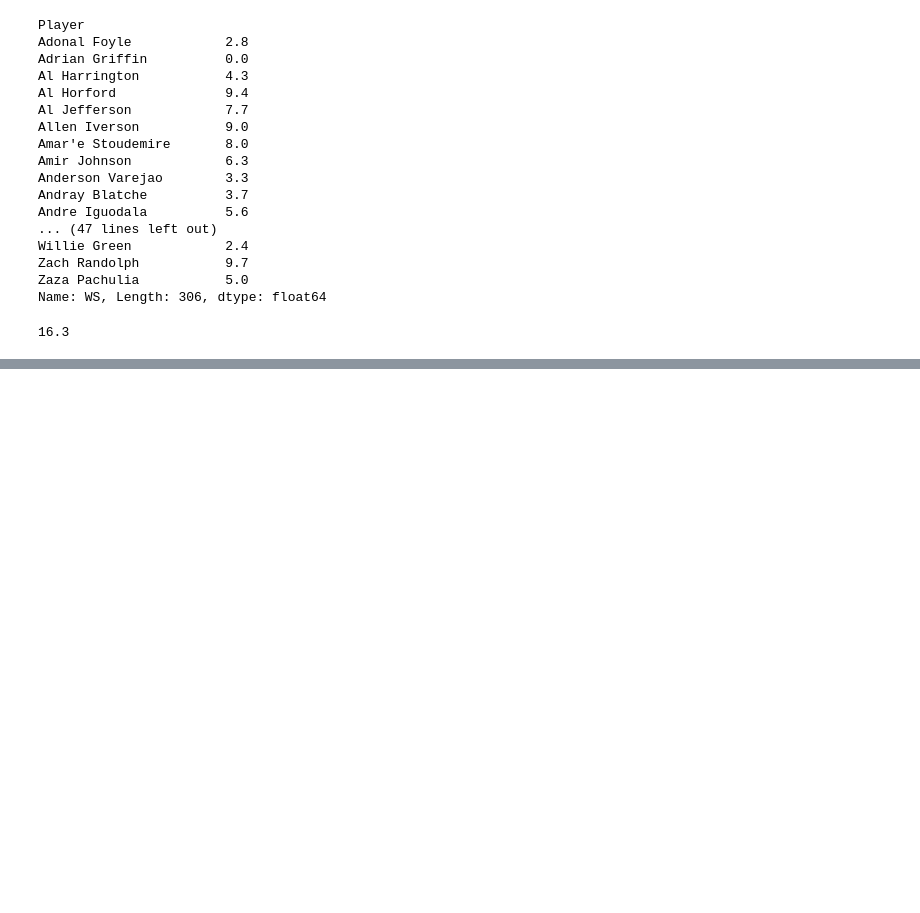
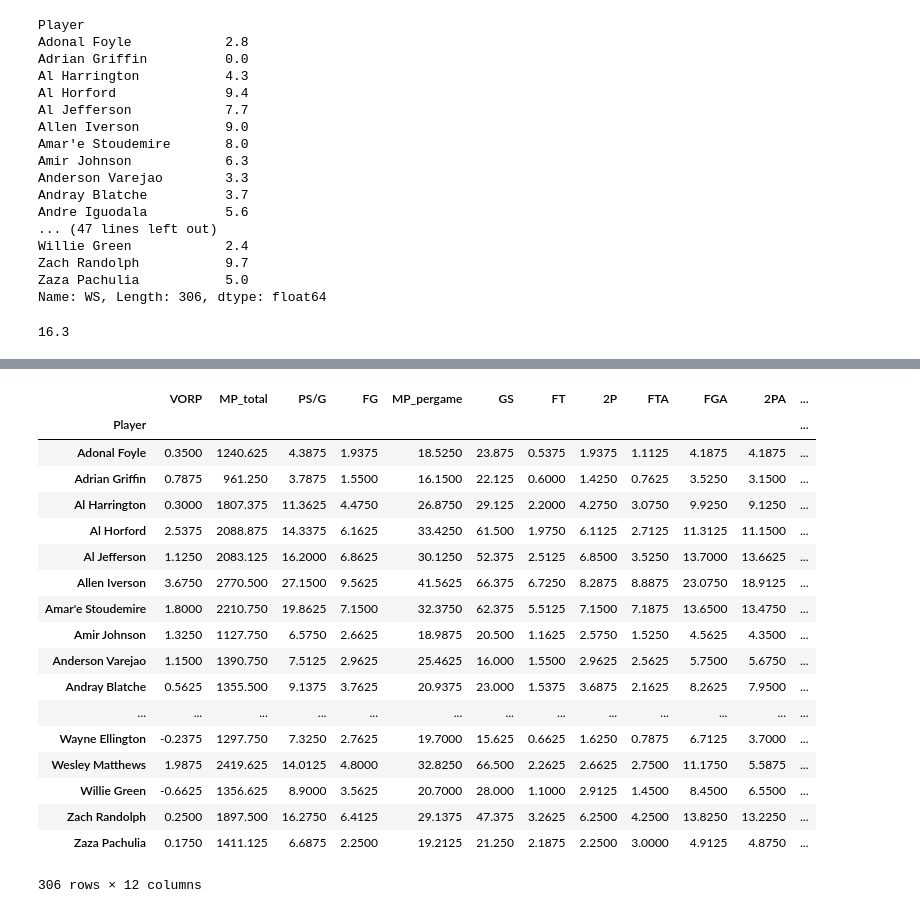
Before and after one commit to KirkAVoss/kv-capstone, a Jupyter notebook: NBAwinshare/11262018_NBA_Work.ipynb, the cells around one changed output, grey strips where cells are left out. Drawn from its saved outputs; the diff is of its cells as text; code cells hidden in the pictures; blank space fills up the shorter version.

```diff
--- a/NBAwinshare/11262018_NBA_Work.ipynb
+++ b/NBAwinshare/11262018_NBA_Work.ipynb
@@ -505,0 +552,22 @@ y.max()
+# %%
+X
+# %% [output]
+|  | VORP | MP_total | PS/G | FG | MP_pergame | GS | FT | 2P | FTA | FGA | 2PA | ... |
+| Player |  |  |  |  |  |  |  |  |  |  |  | ... |
+| Adonal Foyle | 0.3500 | 1240.625 | 4.3875 | 1.9375 | 18.5250 | 23.875 | 0.5375 | 1.9375 | 1.1125 | 4.1875 | 4.1875 | ... |
+| Adrian Griffin | 0.7875 | 961.250 | 3.7875 | 1.5500 | 16.1500 | 22.125 | 0.6000 | 1.4250 | 0.7625 | 3.5250 | 3.1500 | ... |
+| Al Harrington | 0.3000 | 1807.375 | 11.3625 | 4.4750 | 26.8750 | 29.125 | 2.2000 | 4.2750 | 3.0750 | 9.9250 | 9.1250 | ... |
+| Al Horford | 2.5375 | 2088.875 | 14.3375 | 6.1625 | 33.4250 | 61.500 | 1.9750 | 6.1125 | 2.7125 | 11.3125 | 11.1500 | ... |
+| Al Jefferson | 1.1250 | 2083.125 | 16.2000 | 6.8625 | 30.1250 | 52.375 | 2.5125 | 6.8500 | 3.5250 | 13.7000 | 13.6625 | ... |
+| Allen Iverson | 3.6750 | 2770.500 | 27.1500 | 9.5625 | 41.5625 | 66.375 | 6.7250 | 8.2875 | 8.8875 | 23.0750 | 18.9125 | ... |
+| Amar'e Stoudemire | 1.8000 | 2210.750 | 19.8625 | 7.1500 | 32.3750 | 62.375 | 5.5125 | 7.1500 | 7.1875 | 13.6500 | 13.4750 | ... |
+| Amir Johnson | 1.3250 | 1127.750 | 6.5750 | 2.6625 | 18.9875 | 20.500 | 1.1625 | 2.5750 | 1.5250 | 4.5625 | 4.3500 | ... |
+| Anderson Varejao | 1.1500 | 1390.750 | 7.5125 | 2.9625 | 25.4625 | 16.000 | 1.5500 | 2.9625 | 2.5625 | 5.7500 | 5.6750 | ... |
+| Andray Blatche | 0.5625 | 1355.500 | 9.1375 | 3.7625 | 20.9375 | 23.000 | 1.5375 | 3.6875 | 2.1625 | 8.2625 | 7.9500 | ... |
+| ... | ... | ... | ... | ... | ... | ... | ... | ... | ... | ... | ... | ... |
+| Wayne Ellington | -0.2375 | 1297.750 | 7.3250 | 2.7625 | 19.7000 | 15.625 | 0.6625 | 1.6250 | 0.7875 | 6.7125 | 3.7000 | ... |
+| Wesley Matthews | 1.9875 | 2419.625 | 14.0125 | 4.8000 | 32.8250 | 66.500 | 2.2625 | 2.6625 | 2.7500 | 11.1750 | 5.5875 | ... |
+| Willie Green | -0.6625 | 1356.625 | 8.9000 | 3.5625 | 20.7000 | 28.000 | 1.1000 | 2.9125 | 1.4500 | 8.4500 | 6.5500 | ... |
+| Zach Randolph | 0.2500 | 1897.500 | 16.2750 | 6.4125 | 29.1375 | 47.375 | 3.2625 | 6.2500 | 4.2500 | 13.8250 | 13.2250 | ... |
+| Zaza Pachulia | 0.1750 | 1411.125 | 6.6875 | 2.2500 | 19.2125 | 21.250 | 2.1875 | 2.2500 | 3.0000 | 4.9125 | 4.8750 | ... |
+306 rows × 12 columns
```
Also changed, not shown: parts of 4 cells of this notebook, 1 other file.
